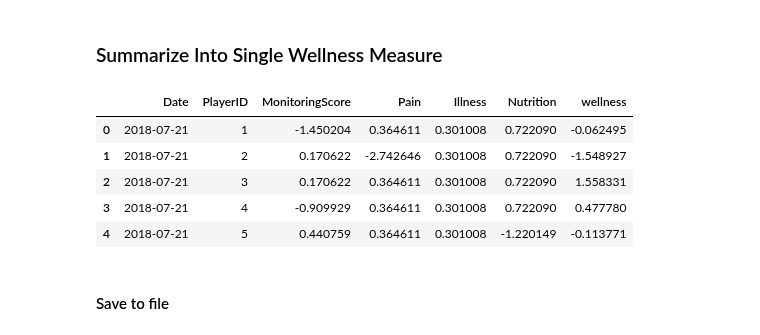
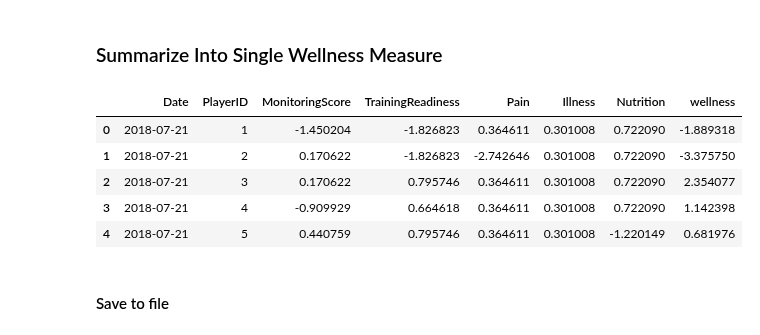
Before and after one commit to JoeRoussy/sta2453-project-1, a Jupyter notebook: wellness_summary_measure.ipynb, the cells around one changed output. Saved outputs shown, nothing was run; the diff lists cells and outputs as text; code cells hidden in the pictures.

Commit message:
Better wellness score

```diff
--- a/wellness_summary_measure.ipynb
+++ b/wellness_summary_measure.ipynb
@@ -127,6 +127,6 @@ wellness_df[wellness_df['Nutrition'].isnull()].shape
 # %% [markdown]
 Based on the previous wellness factor analysis
 # %%
-processed_wellness_df = wellness_df.copy()[['Date', 'PlayerID', 'MonitoringScore', 'Pain', 'Illness', 'Nutrition']]
+processed_wellness_df = wellness_df.copy()[['Date', 'PlayerID', 'MonitoringScore', 'TrainingReadiness', 'Pain', 'Illness', 'Nutrition']]
 processed_wellness_df.head()
 # %% [output]
@@ -203,0 +186,3 @@ Name: Nutrition, dtype: int64
+# %%
+processed_wellness_df['TrainingReadiness'] = processed_wellness_df.apply(lambda row: int(row['TrainingReadiness'][0:-1]), axis=1)
+processed_wellness_df.head()
@@ -206,6 +198,6 @@ Name: Nutrition, dtype: int64
 # %% [markdown]
 We need to standardize the player features so they are all on the same scale. This will make sure we can add all the data together to get one summary value for the player's wellness.
 # %%
-processed_wellness_df[['MonitoringScore', 'Pain', 'Illness', 'Nutrition']] = StandardScaler().fit_transform(processed_wellness_df[['MonitoringScore', 'Pain', 'Illness', 'Nutrition']])
+processed_wellness_df[['MonitoringScore', 'Pain', 'Illness', 'Nutrition', 'TrainingReadiness']] = StandardScaler().fit_transform(processed_wellness_df[['MonitoringScore', 'Pain', 'Illness', 'Nutrition', 'TrainingReadiness']])
 processed_wellness_df.head()
 # %% [output]
@@ -229,15 +221,15 @@ scaler = MinMaxScaler()
 # %% [markdown]
 ### Summarize Into Single Wellness Measure
 # %%
-processed_wellness_df['wellness'] = processed_wellness_df['MonitoringScore'] + processed_wellness_df['Pain'] + processed_wellness_df['Illness'] + processed_wellness_df['Nutrition']
+processed_wellness_df['wellness'] = processed_wellness_df['MonitoringScore'] + processed_wellness_df['TrainingReadiness'] + processed_wellness_df['Pain'] + processed_wellness_df['Illness'] + processed_wellness_df['Nutrition']
 processed_wellness_df.head()
 # %% [output]
-|  | Date | PlayerID | MonitoringScore | Pain | Illness | Nutrition | wellness |
-| 0 | 2018-07-21 | 1 | -1.450204 | 0.364611 | 0.301008 | 0.722090 | -0.062495 |
-| 1 | 2018-07-21 | 2 | 0.170622 | -2.742646 | 0.301008 | 0.722090 | -1.548927 |
-| 2 | 2018-07-21 | 3 | 0.170622 | 0.364611 | 0.301008 | 0.722090 | 1.558331 |
-| 3 | 2018-07-21 | 4 | -0.909929 | 0.364611 | 0.301008 | 0.722090 | 0.477780 |
-| 4 | 2018-07-21 | 5 | 0.440759 | 0.364611 | 0.301008 | -1.220149 | -0.113771 |
+|  | Date | PlayerID | MonitoringScore | TrainingReadiness | Pain | Illness | Nutrition | wellness |
+| 0 | 2018-07-21 | 1 | -1.450204 | -1.826823 | 0.364611 | 0.301008 | 0.722090 | -1.889318 |
+| 1 | 2018-07-21 | 2 | 0.170622 | -1.826823 | -2.742646 | 0.301008 | 0.722090 | -3.375750 |
+| 2 | 2018-07-21 | 3 | 0.170622 | 0.795746 | 0.364611 | 0.301008 | 0.722090 | 2.354077 |
+| 3 | 2018-07-21 | 4 | -0.909929 | 0.664618 | 0.364611 | 0.301008 | 0.722090 | 1.142398 |
+| 4 | 2018-07-21 | 5 | 0.440759 | 0.795746 | 0.364611 | 0.301008 | -1.220149 | 0.681976 |
 # %% [markdown]
 #### Save to file
 # %%
```
Also changed, not shown: parts of 10 cells of this notebook, 4 other files.
